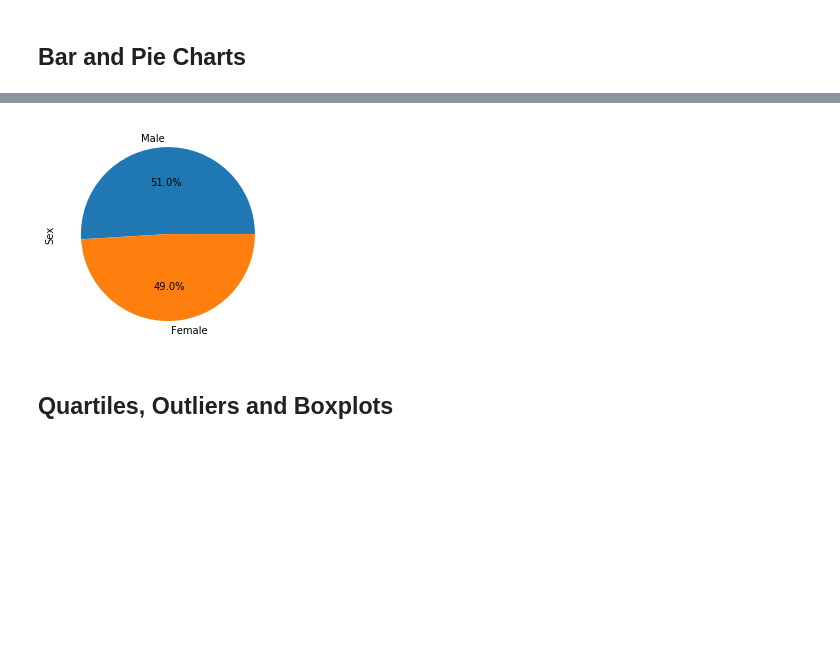
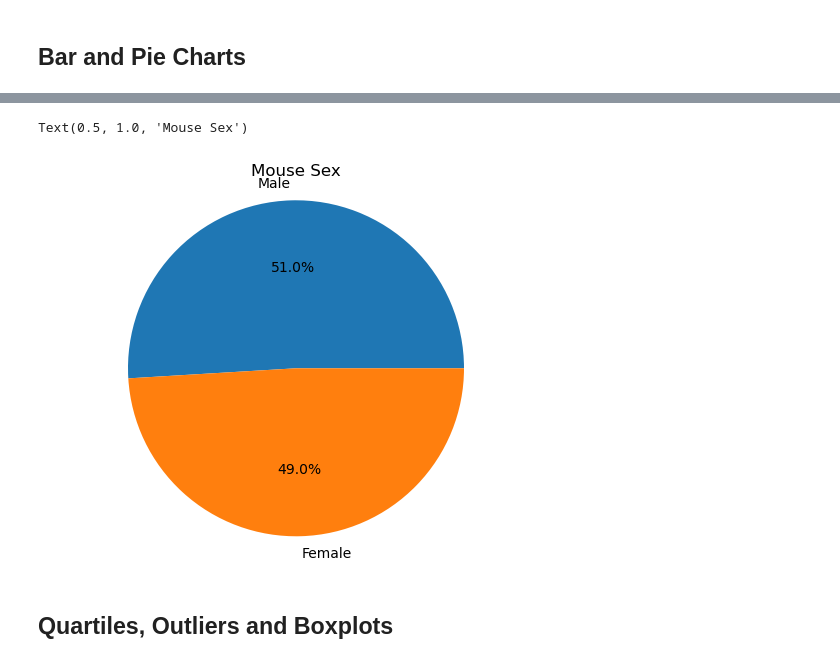
Before and after one commit to mike2463/Pymaceuticals_Mouse_Study, a Jupyter notebook: Pymaceuticals/pymaceuticals_starter.ipynb, the cells around one changed output, grey strips where cells are left out. Drawn from its saved outputs; the diff is of its cells as text; code cells hidden in the pictures; blank space fills up the shorter version.

```diff
--- a/Pymaceuticals/pymaceuticals_starter.ipynb
+++ b/Pymaceuticals/pymaceuticals_starter.ipynb
@@ -46,7 +47,7 @@ duplicate_rows
 array(['g989'], dtype=object)
 # %%
 # Create a clean DataFrame by dropping the duplicate mouse by its ID.
-clean_mice = mouse_study.drop_duplicates(subset = ['Mouse ID', 'Timepoint'], keep='first')
+clean_mice = mouse_study[mouse_study['Mouse ID'].isin(duplicate_rows)==False]
 clean_mice.head()
 # %% [output]
 |  | Mouse ID | Timepoint | Tumor Volume (mm3) | Metastatic Sites | Drug Regimen | Sex | Age_months | ... |
@@ -123,3 +150,7 @@ clean_mice.groupby('Drug Regimen').agg(['mean', 'median', 'var', 'std', 'sem'])[
 # %%
 # Generate a pie plot showing the distribution of female versus male mice using Pandas
+mouse_sex = clean_mice['Sex'].value_counts()
+mouse_pie = mouse_sex.plot(kind = 'pie', autopct = '%1.1f%%')
+plt.axis('equal')
+plt.title('Mouse Sex')
 # %% [output]
@@ -127,7 +159,11 @@ clean_mice.groupby('Drug Regimen').agg(['mean', 'median', 'var', 'std', 'sem'])[
 # %%
 # Generate a pie plot showing the distribution of female versus male mice using pyplot
+plt.pie(mouse_sex, labels = ['Male', 'Female'], autopct= '%1.1f%%')
+plt.axis('equal')
+plt.title('Mouse Sex')
 # %% [output]
+Text(0.5, 1.0, 'Mouse Sex')
-[figure, old version]
+[figure, new version]
 # %% [markdown]
 ## Quartiles, Outliers and Boxplots
 # %%
```
Also changed, not shown: parts of 8 cells of this notebook.
